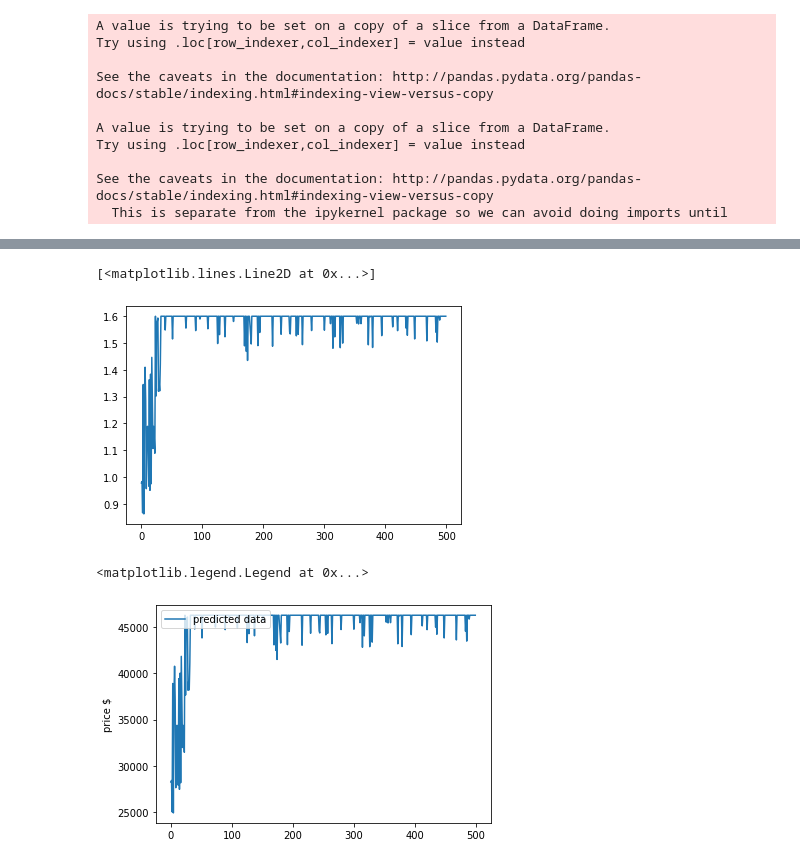
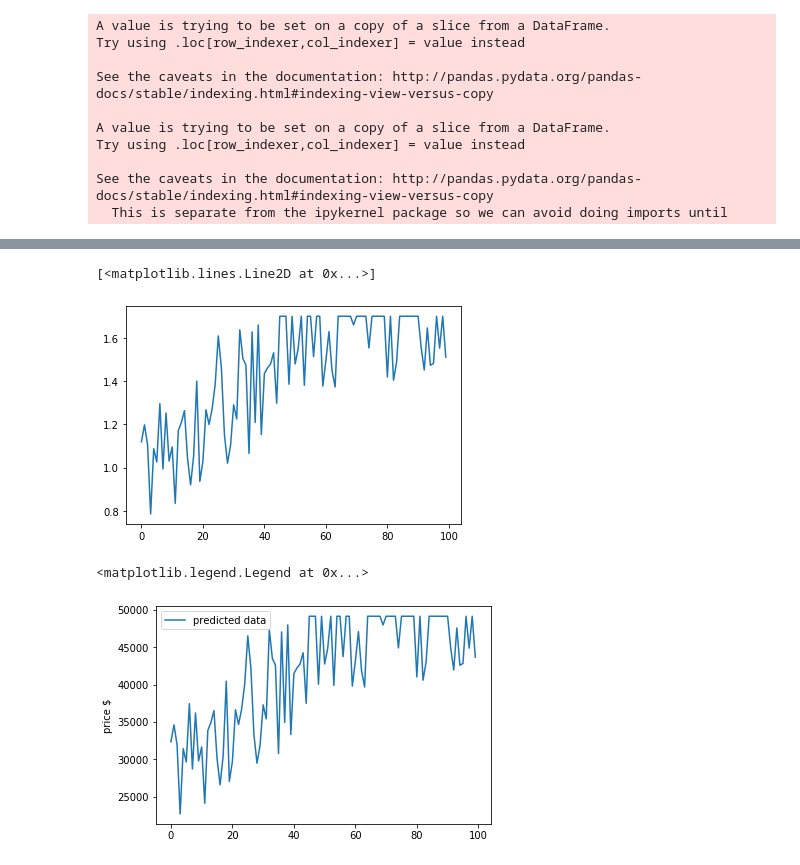
Before and after one commit to faamir/Bitcoin-Prediction, a Jupyter notebook: Bitcoin_Prediction.ipynb, the cells around one changed output, grey strips where cells are left out. Saved outputs shown, nothing was run; the diff lists cells and outputs as text; code cells hidden in the pictures.

Commit message:
edit prediction

```diff
--- a/Bitcoin_Prediction.ipynb
+++ b/Bitcoin_Prediction.ipynb
@@ -289,26 +289,26 @@ future_prices = []
 pattern = list(np.array(x_test[-1:]).flatten())
 #pattern = list(np.array(y_test[-12:]))
 # generate future prices
-for i in range(500):
+for i in range(10000):
     x = np.reshape(pattern, (1, len(pattern), 1))
     prediction = model.predict(x)
     prediction = prediction[0][0] * np.random.uniform(0.7, 1.3)
-    prediction = np.clip(prediction, 0.2, 1.6)
+    prediction = np.clip(prediction, 0.2, 1.7)
     pattern.append(prediction)
     future_prices.append(prediction)
     pattern = pattern[1:len(pattern)]
 # %%
-plt.plot(future_prices, label="predicted future unseen data")
+plt.plot(future_prices[:100], label="predicted future unseen data")
 # %% [output]
 [<matplotlib.lines.Line2D at 0x...>]
-[figure, old version]
+[figure, new version]
 # %%
 future_prices = np.array(future_prices)
 future_prices = future_prices.reshape(-1,1)
 future_prices = scaler.inverse_transform(future_prices)
-plt.plot(future_prices, label="predicted data")
+plt.plot(future_prices[:100], label="predicted data")
 plt.ylabel("price $")
 plt.legend(loc="upper left")
 # %% [output]
 <matplotlib.legend.Legend at 0x...>
-[figure, old version]
+[figure, new version]
```
Also changed, not shown: parts of 4 cells of this notebook.
